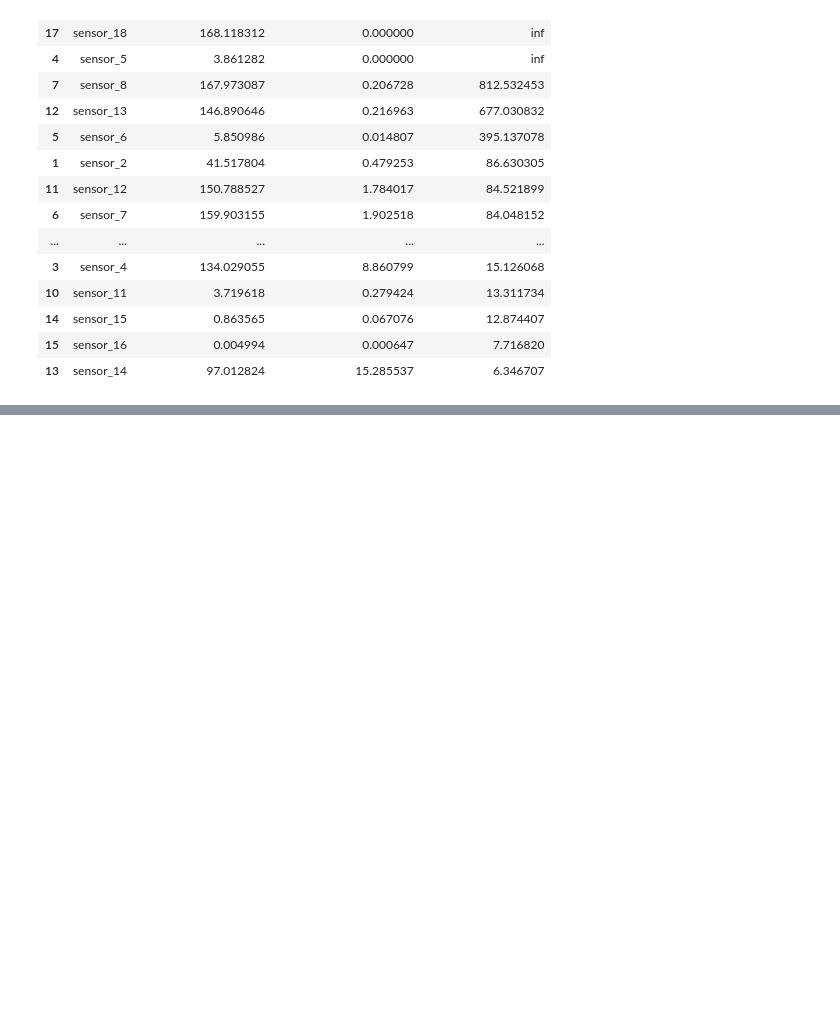
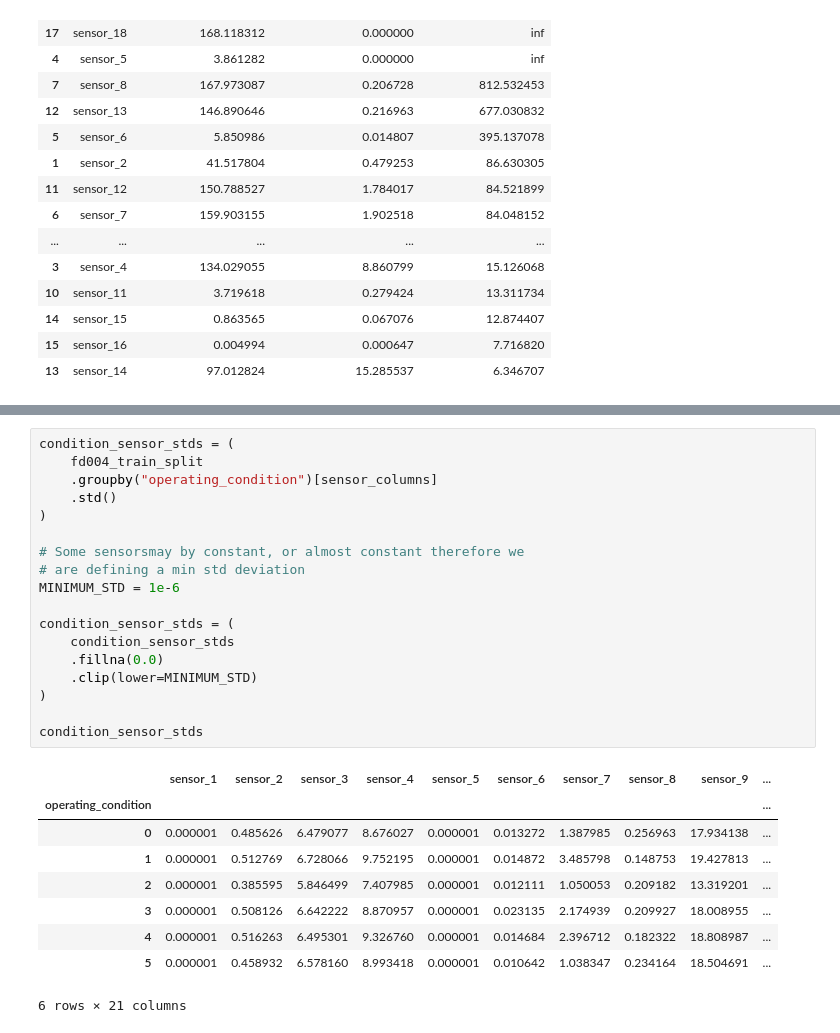
Before and after one commit to iamprakhar10/aircraft-rul-predictor, a Jupyter notebook: notebooks/03_fd004.ipynb, the cells around one changed output, grey strips where cells are left out. Cells and saved outputs as stored; diff of their text form; blank space fills up the shorter version.

```diff
--- a/notebooks/03_fd004.ipynb
+++ b/notebooks/03_fd004.ipynb
@@ -378,0 +563,28 @@ condition_effect_df
+# %%
+condition_sensor_stds = (
+    fd004_train_split
+    .groupby("operating_condition")[sensor_columns]
+    .std()
+)
+
+# Some sensorsmay by constant, or almost constant therefore we
+# are defining a min std deviation
+MINIMUM_STD = 1e-6
+
+condition_sensor_stds = (
+    condition_sensor_stds
+    .fillna(0.0)
+    .clip(lower=MINIMUM_STD)
+)
+
+condition_sensor_stds
+# %% [output]
+|  | sensor_1 | sensor_2 | sensor_3 | sensor_4 | sensor_5 | sensor_6 | sensor_7 | sensor_8 | sensor_9 | ... |
+| operating_condition |  |  |  |  |  |  |  |  |  | ... |
+| 0 | 0.000001 | 0.485626 | 6.479077 | 8.676027 | 0.000001 | 0.013272 | 1.387985 | 0.256963 | 17.934138 | ... |
+| 1 | 0.000001 | 0.512769 | 6.728066 | 9.752195 | 0.000001 | 0.014872 | 3.485798 | 0.148753 | 19.427813 | ... |
+| 2 | 0.000001 | 0.385595 | 5.846499 | 7.407985 | 0.000001 | 0.012111 | 1.050053 | 0.209182 | 13.319201 | ... |
+| 3 | 0.000001 | 0.508126 | 6.642222 | 8.870957 | 0.000001 | 0.023135 | 2.174939 | 0.209927 | 18.008955 | ... |
+| 4 | 0.000001 | 0.516263 | 6.495301 | 9.326760 | 0.000001 | 0.014684 | 2.396712 | 0.182322 | 18.808987 | ... |
+| 5 | 0.000001 | 0.458932 | 6.578160 | 8.993418 | 0.000001 | 0.010642 | 1.038347 | 0.234164 | 18.504691 | ... |
+6 rows × 21 columns
```
Also changed, not shown: parts of 11 cells of this notebook.
